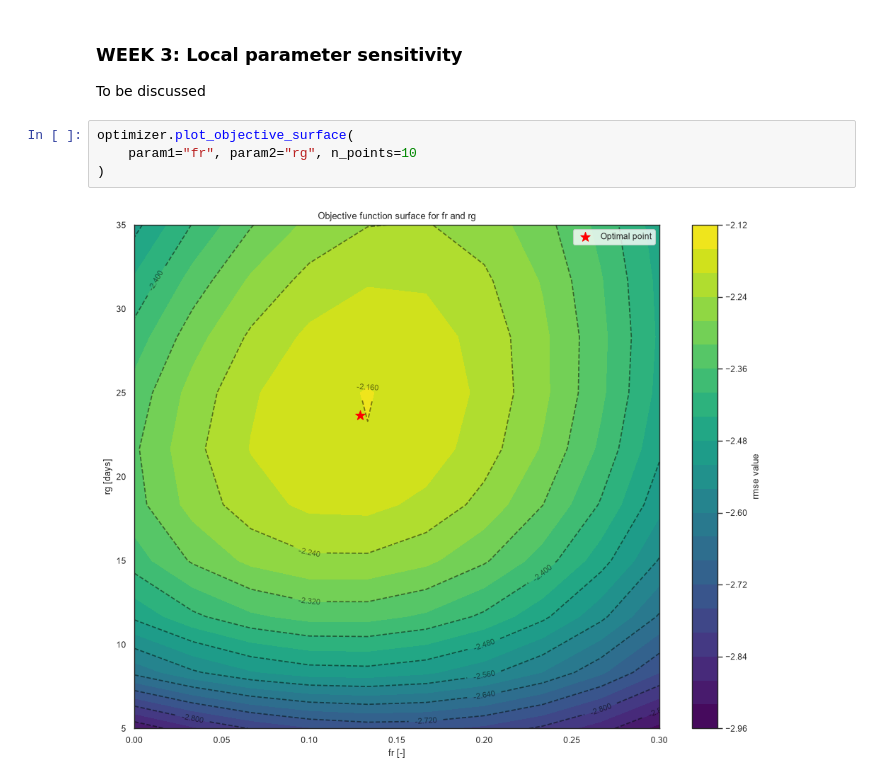
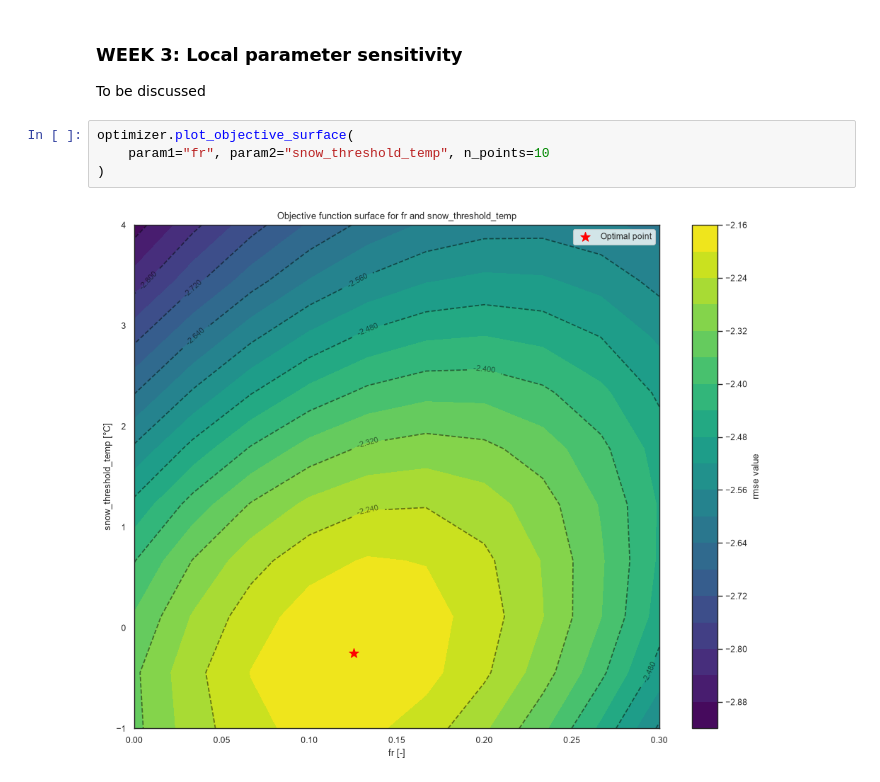
Before and after one commit to Uemac001/watershed_ex2, a Jupyter notebook: gsteig_run.ipynb, the cells around one changed output. Saved outputs shown, nothing was run; the diff lists cells and outputs as text.

```diff
--- a/gsteig_run.ipynb
+++ b/gsteig_run.ipynb
@@ -953,10 +966,10 @@ kge             0.8080      0.7076
 To be discussed
 # %%
 optimizer.plot_objective_surface(
-    param1="fr", param2="rg", n_points=10
+    param1="fr", param2="snow_threshold_temp", n_points=10
 )
 # %% [output]
-[figure, old version]
+[figure, new version]
 # %%
 optimizer.plot_objective_surface(
     param1="k",
```
Also changed, not shown: parts of 11 cells of this notebook, 2 other files.
